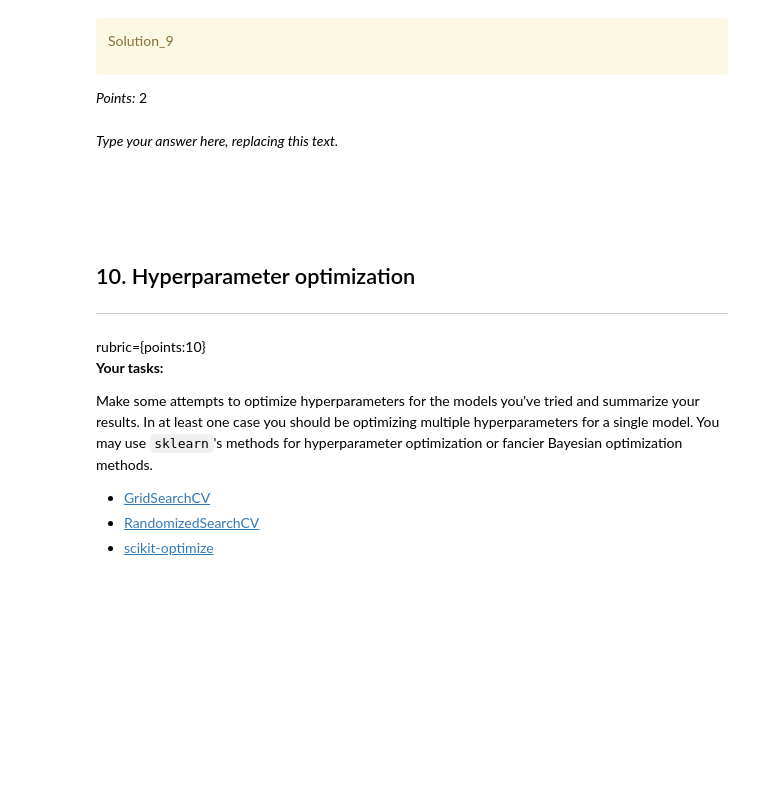
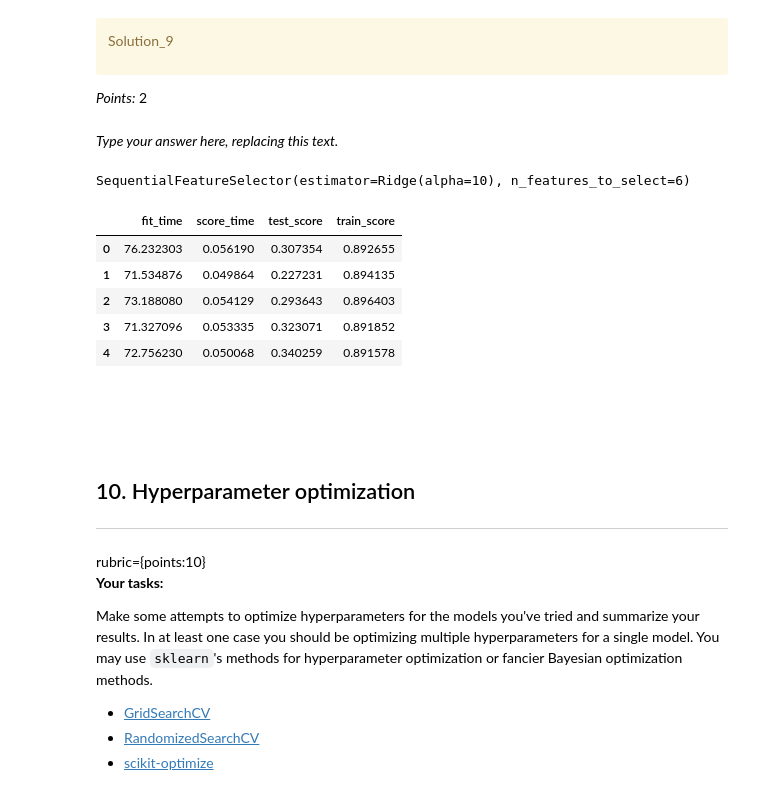
Before and after one commit to RayNguyent/hw5-cpsc330, a Jupyter notebook: hw5.ipynb, the cells around one changed output. Cells and saved outputs as stored; diff of their text form; code cells hidden in the pictures; blank space fills up the shorter version.

Commit message:
add feature selection

```diff
--- a/hw5.ipynb
+++ b/hw5.ipynb
@@ -379,0 +447,16 @@ _Type your answer here, replacing this text._
+# %%
+from sklearn.linear_model import Ridge
+from sklearn.model_selection import RandomizedSearchCV
+
+pipe_ridge = make_pipeline(ct,Ridge())
+param_grid = {
+    "ridge__alpha": [0.001, 0.01, 0.1, 1.0, 10, 100],
+}
+# %%
+random_search = RandomizedSearchCV(pipe_ridge,
+                  param_distributions = param_grid,
+                  n_iter=100,
+                  n_jobs=-1,
+                  cv = 5,
+                  return_train_score=True)
+random_search.fit(X_train,y_train)
@@ -438,3 +537,22 @@ _Type your answer here, replacing this text._
+# %%
+X_transformed = ct.fit_transform(X_train)
+forward = SequentialFeatureSelector(Ridge(alpha=10), n_features_to_select=6,cv=5)
+forward.fit(X_transformed, y_train)
+# %% [output]
+SequentialFeatureSelector(estimator=Ridge(alpha=10), n_features_to_select=6)
+# %%
+rfe_pipe = make_pipeline(ct,
+                         SequentialFeatureSelector(Ridge(alpha=10), n_features_to_select=12,cv=5,scoring='neg_root_mean_squared_error'),
+                         RandomForestRegressor(n_estimators=20, random_state=123),)
+results_rfe = pd.DataFrame(cross_validate(rfe_pipe, X_train, y_train, return_train_score=True,scoring='neg_root_mean_squared_error'))
+results_rfe
+# %% [output]
+|  | fit_time | score_time | test_score | train_score |
+| 0 | 76.232303 | 0.056190 | 0.307354 | 0.892655 |
+| 1 | 71.534876 | 0.049864 | 0.227231 | 0.894135 |
+| 2 | 73.188080 | 0.054129 | 0.293643 | 0.896403 |
+| 3 | 71.327096 | 0.053335 | 0.323071 | 0.891852 |
+| 4 | 72.756230 | 0.050068 | 0.340259 | 0.891578 |
 # %% [markdown]
 <!-- END QUESTION -->
 
```
Also changed, not shown: parts of 71 cells of this notebook.
